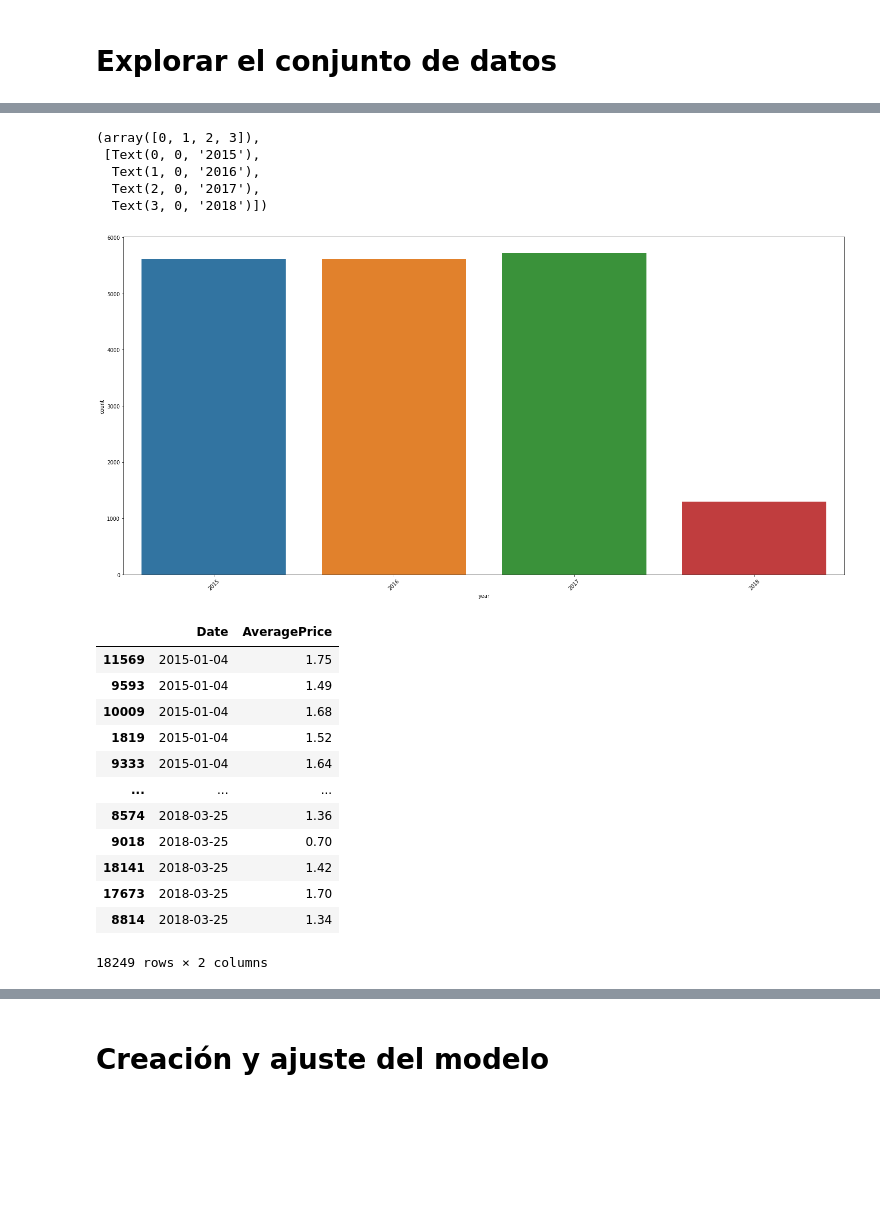
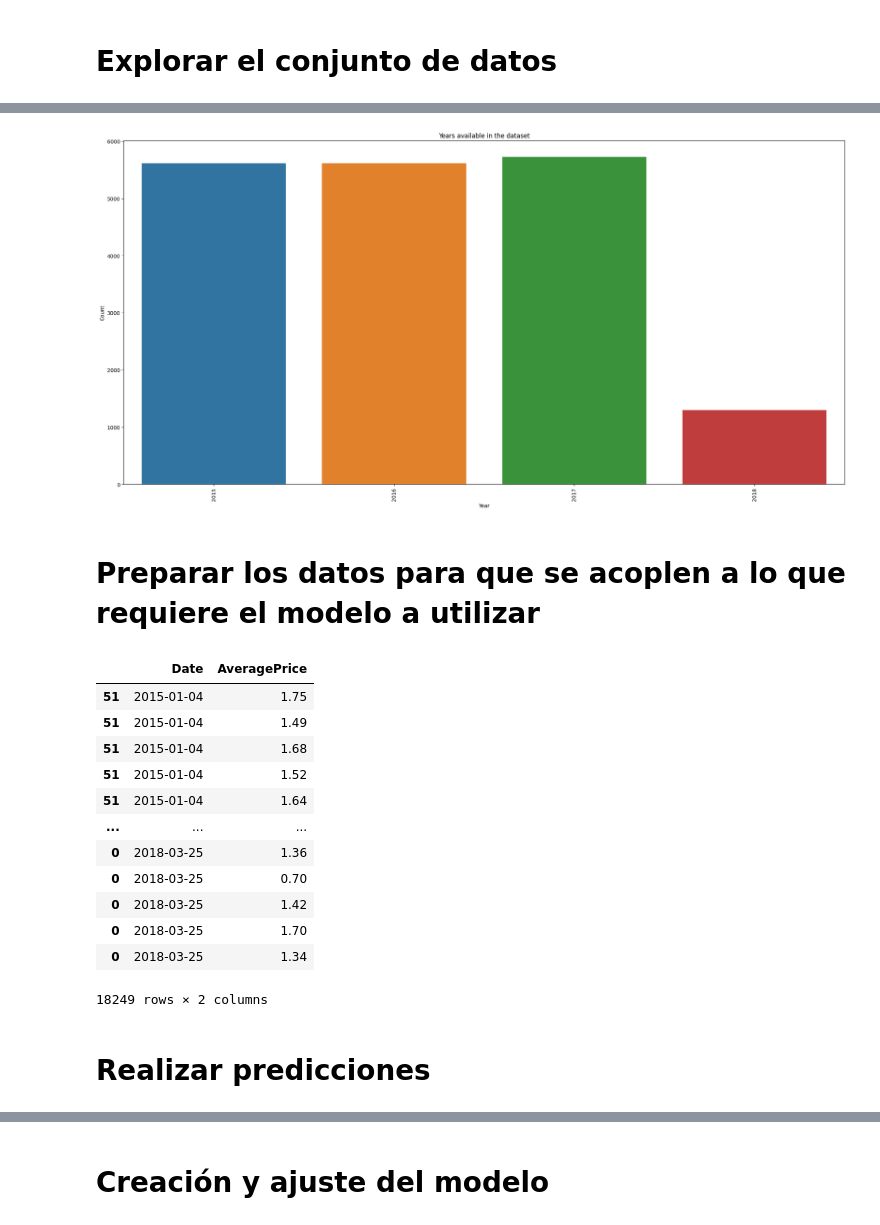
Before and after one commit to alegudiel/Lab9_DataScience, a Jupyter notebook: Lab 9 Prediccion precios aguacates.ipynb, the cells around one changed output, grey strips where cells are left out. Cells and saved outputs as stored; diff of their text form; code cells hidden in the pictures; blank space fills up the shorter version.

```diff
--- a/Lab 9 Prediccion precios aguacates.ipynb
+++ b/Lab 9 Prediccion precios aguacates.ipynb
@@ -31,7 +34,7 @@ import seaborn as sns
 # %% [markdown]
 # Carga de datos
 # %%
-df = pd.read_csv("aguacates_EEUU.csv")
+df = pd.read_csv("aguacates_EEUU.csv", index_col= 'Unnamed: 0')
 # %% [markdown]
 # Explorar el conjunto de datos
 # %%
@@ -66,2 +60,4 @@ df.tail(20)
+# %%
+df['Date'] = pd.to_datetime(df['Date'])
 # %%
 df = df.sort_values("Date")
@@ -97,31 +104,34 @@ plt.xticks(rotation = 45)
 # %%
 plt.figure(figsize=[25,12])
 sns.countplot(x = 'year', data = df)
-plt.xticks(rotation = 45)
+plt.xticks(rotation = 90)
+plt.xlabel('Year')
+plt.ylabel('Count')
+plt.title('Years available in the dataset')
+plt.savefig('./graphs/Years available in the dataset.png')
 # %% [output]
-(array([0, 1, 2, 3]),
- [Text(0, 0, '2015'),
-  Text(1, 0, '2016'),
-  Text(2, 0, '2017'),
-  Text(3, 0, '2018')])
-[figure, old version]
+[figure, new version]
+# %% [markdown]
+# Preparar los datos para que se acoplen a lo que requiere el modelo a utilizar
 # %%
 p_df = df[['Date', 'AveragePrice']]
 p_df
 # %% [output]
 |  | Date | AveragePrice |
-| 11569 | 2015-01-04 | 1.75 |
-| 9593 | 2015-01-04 | 1.49 |
-| 10009 | 2015-01-04 | 1.68 |
-| 1819 | 2015-01-04 | 1.52 |
-| 9333 | 2015-01-04 | 1.64 |
+| 51 | 2015-01-04 | 1.75 |
+| 51 | 2015-01-04 | 1.49 |
+| 51 | 2015-01-04 | 1.68 |
+| 51 | 2015-01-04 | 1.52 |
+| 51 | 2015-01-04 | 1.64 |
 | ... | ... | ... |
-| 8574 | 2018-03-25 | 1.36 |
-| 9018 | 2018-03-25 | 0.70 |
-| 18141 | 2018-03-25 | 1.42 |
-| 17673 | 2018-03-25 | 1.70 |
-| 8814 | 2018-03-25 | 1.34 |
+| 0 | 2018-03-25 | 1.36 |
+| 0 | 2018-03-25 | 0.70 |
+| 0 | 2018-03-25 | 1.42 |
+| 0 | 2018-03-25 | 1.70 |
+| 0 | 2018-03-25 | 1.34 |
 18249 rows × 2 columns
+# %% [markdown]
+# Realizar predicciones
 # %%
 p_df = p_df.rename(columns={'Date':'ds', 'AveragePrice':'y'})
 p_df
```
Also changed, not shown: parts of 36 cells of this notebook.
